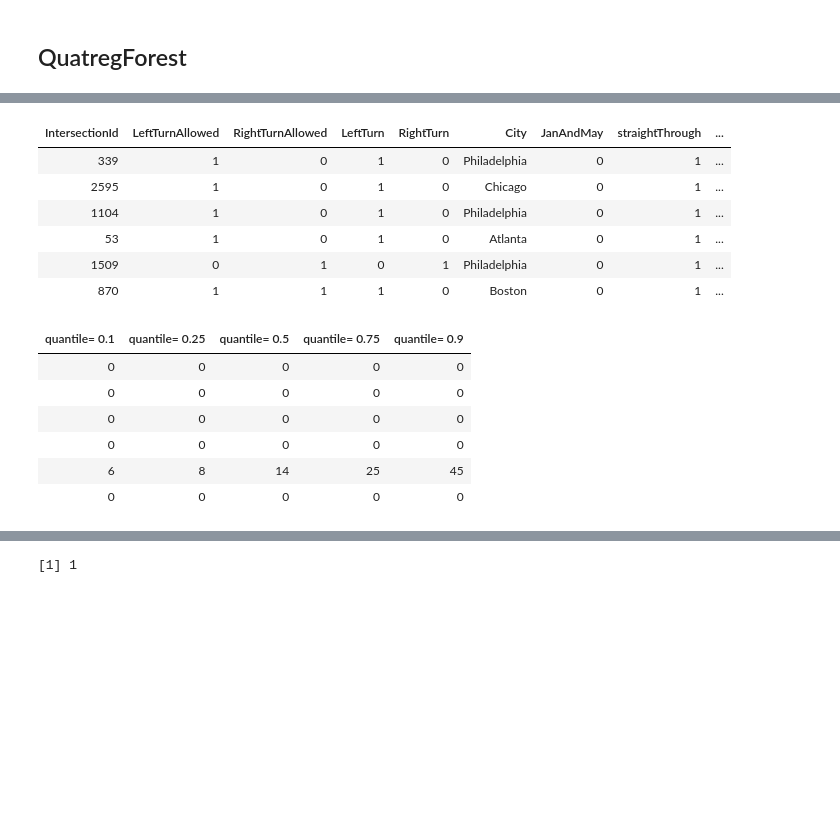
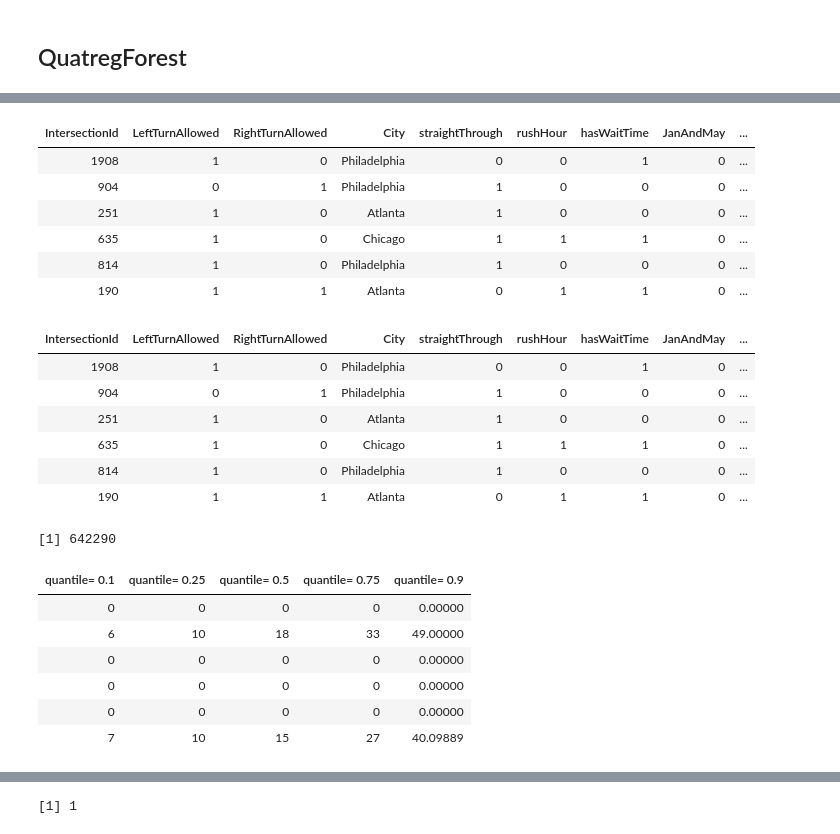
Before and after one commit to Haximilian/statistics447b, a Jupyter notebook: Statistics 447b Project - Adel.ipynb, the cells around one changed output, grey strips where cells are left out. Drawn from its saved outputs; the diff is of its cells as text; code cells hidden in the pictures; blank space fills up the shorter version.

```diff
--- a/Statistics 447b Project - Adel.ipynb
+++ b/Statistics 447b Project - Adel.ipynb
@@ -1262,14 +1248,28 @@ head(train)
 # %%
-orgTrain = train %>% select(IntersectionId, LeftTurnAllowed, RightTurnAllowed, LeftTurn, RightTurn, City, JanAndMay, straightThrough, rushHour, hasWaitTime, LogTotalTimeStopped_p50)
+logOrgTrain = train %>% select(IntersectionId, LeftTurnAllowed, RightTurnAllowed, City, straightThrough, rushHour, hasWaitTime,JanAndMay,LeftTurn, RightTurn, LogTotalTimeStopped_p50)
+head(logOrgTrain)
+
+orgTrain = train %>% select(IntersectionId, LeftTurnAllowed, RightTurnAllowed, City, straightThrough, rushHour, hasWaitTime, JanAndMay,LeftTurn, RightTurn, TotalTimeStopped_p50)
 head(orgTrain)
 # %% [output]
-| IntersectionId | LeftTurnAllowed | RightTurnAllowed | LeftTurn | RightTurn | City | JanAndMay | straightThrough | ... |
-| 339 | 1 | 0 | 1 | 0 | Philadelphia | 0 | 1 | ... |
-| 2595 | 1 | 0 | 1 | 0 | Chicago | 0 | 1 | ... |
-| 1104 | 1 | 0 | 1 | 0 | Philadelphia | 0 | 1 | ... |
-| 53 | 1 | 0 | 1 | 0 | Atlanta | 0 | 1 | ... |
-| 1509 | 0 | 1 | 0 | 1 | Philadelphia | 0 | 1 | ... |
-| 870 | 1 | 1 | 1 | 0 | Boston | 0 | 1 | ... |
+| IntersectionId | LeftTurnAllowed | RightTurnAllowed | City | straightThrough | rushHour | hasWaitTime | JanAndMay | ... |
+| 1908 | 1 | 0 | Philadelphia | 0 | 0 | 1 | 0 | ... |
+| 904 | 0 | 1 | Philadelphia | 1 | 0 | 0 | 0 | ... |
+| 251 | 1 | 0 | Atlanta | 1 | 0 | 0 | 0 | ... |
+| 635 | 1 | 0 | Chicago | 1 | 1 | 1 | 0 | ... |
+| 814 | 1 | 0 | Philadelphia | 1 | 0 | 0 | 0 | ... |
+| 190 | 1 | 1 | Atlanta | 0 | 1 | 1 | 0 | ... |
+| IntersectionId | LeftTurnAllowed | RightTurnAllowed | City | straightThrough | rushHour | hasWaitTime | JanAndMay | ... |
+| 1908 | 1 | 0 | Philadelphia | 0 | 0 | 1 | 0 | ... |
+| 904 | 0 | 1 | Philadelphia | 1 | 0 | 0 | 0 | ... |
+| 251 | 1 | 0 | Atlanta | 1 | 0 | 0 | 0 | ... |
+| 635 | 1 | 0 | Chicago | 1 | 1 | 1 | 0 | ... |
+| 814 | 1 | 0 | Philadelphia | 1 | 0 | 0 | 0 | ... |
+| 190 | 1 | 1 | Atlanta | 0 | 1 | 1 | 0 | ... |
 # %%
 p=10 # number of explanatory variables
 p1=p+1 # variable p+1 will be response variable
+# %%
+nrow(orgTrain)
+# %% [output]
+[1] 642290
@@ -1297,21 +1309,21 @@ pred1ylog = predict(qrf1, what=c(.1,.25,.5,.75,.9), newdata=Xtest)
 #pred1y =exp(pred1ylog)
 #head(pred1y)
 # %%
-pred1y = pred1ylog
-for(row in 1:nrow(pred1ylog)) {
-    for(col in 1:ncol(pred1ylog)) {
-        if (pred1ylog[row, col] != 0) {
-            pred1y[row,col] = exp(pred1ylog[row, col])
+pred2y = pred2ylog
+for(row in 1:nrow(pred2ylog)) {
+    for(col in 1:ncol(pred2ylog)) {
+        if (pred2ylog[row, col] != 0) {
+            pred2y[row,col] = exp(pred2ylog[row, col])
         }
     }
 }
-head(pred1y)
+head(pred2y)
 # %% [output]
 | quantile= 0.1 | quantile= 0.25 | quantile= 0.5 | quantile= 0.75 | quantile= 0.9 |
-| 0 | 0 | 0 | 0 | 0 |
-| 0 | 0 | 0 | 0 | 0 |
-| 0 | 0 | 0 | 0 | 0 |
-| 0 | 0 | 0 | 0 | 0 |
-| 6 | 8 | 14 | 25 | 45 |
-| 0 | 0 | 0 | 0 | 0 |
+| 0 | 0 | 0 | 0 | 0.00000 |
+| 6 | 10 | 18 | 33 | 49.00000 |
+| 0 | 0 | 0 | 0 | 0.00000 |
+| 0 | 0 | 0 | 0 | 0.00000 |
+| 0 | 0 | 0 | 0 | 0.00000 |
+| 7 | 10 | 15 | 27 | 40.09889 |
 # %%
```
Also changed, not shown: parts of 42 cells of this notebook.
